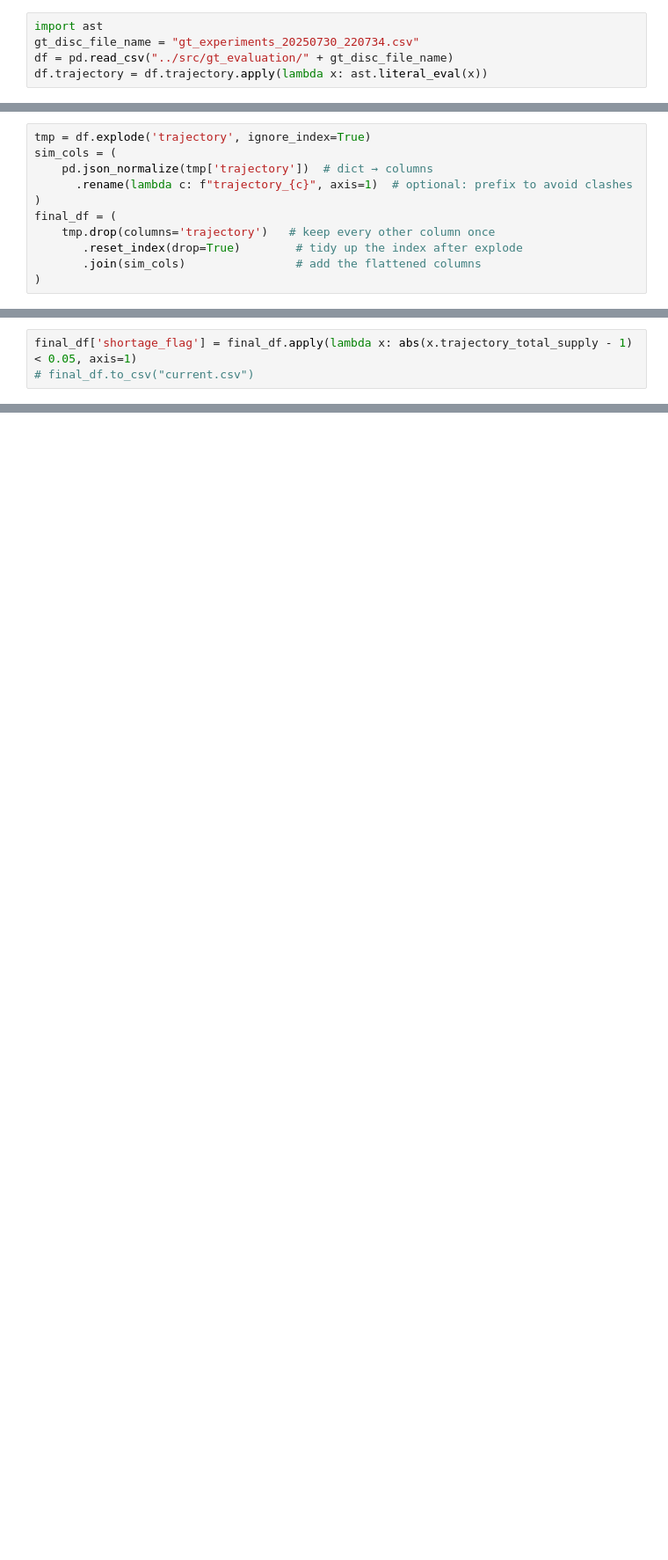
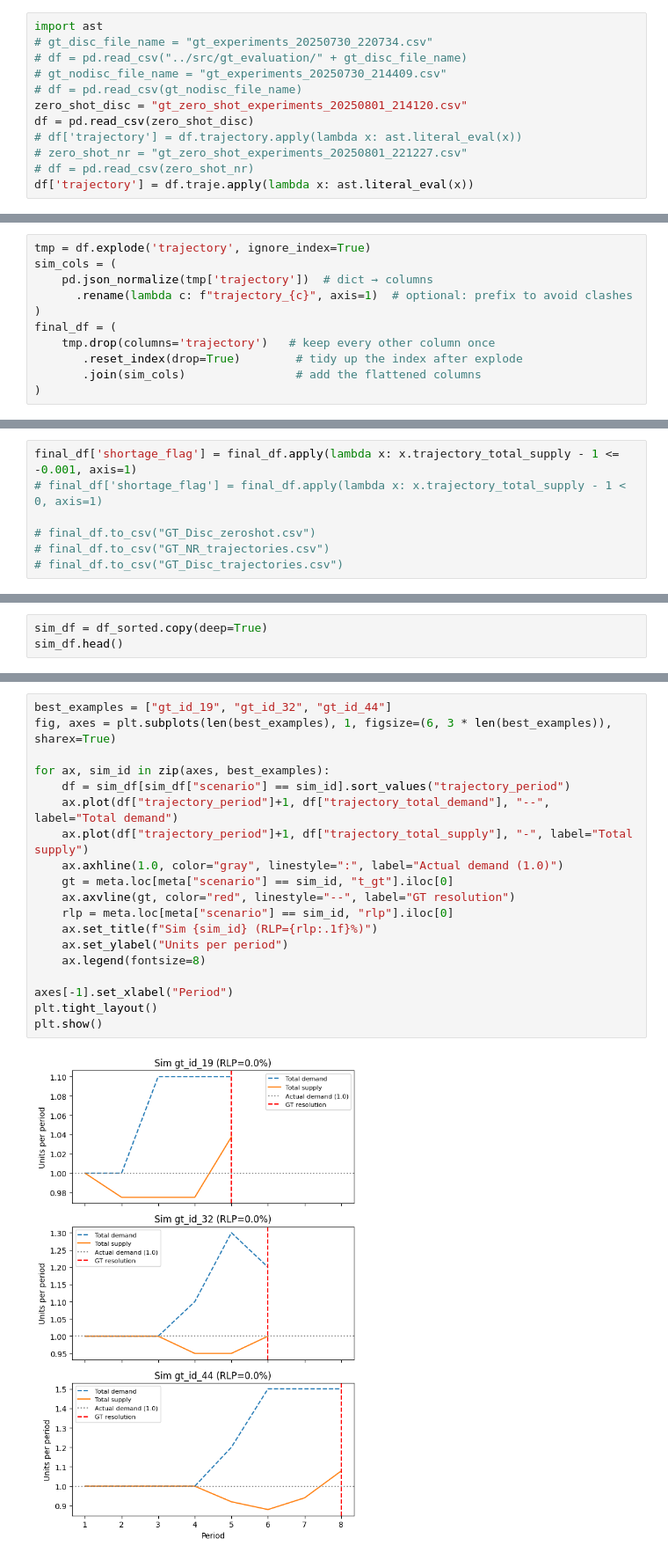
Before and after one commit to Lemutisme/Sortage_Management, a Jupyter notebook: data/data_preprocess.ipynb, the cells around one changed output, grey strips where cells are left out. Shown at 88% size. Drawn from its saved outputs; the diff is of its cells as text; blank space fills up the shorter version.

Commit message:
add evaluations

```diff
--- a/data/data_preprocess.ipynb
+++ b/data/data_preprocess.ipynb
@@ -103,6 +106,13 @@ df.loc[(df.periods < 12) & (df.gt_type == 1)].to_csv("GT_NoDisc.csv", index=Fals
 # Evaluation
 # %%
 import ast
-gt_disc_file_name = "gt_experiments_20250730_220734.csv"
-df = pd.read_csv("../src/gt_evaluation/" + gt_disc_file_name)
-df.trajectory = df.trajectory.apply(lambda x: ast.literal_eval(x))
+# gt_disc_file_name = "gt_experiments_20250730_220734.csv"
+# df = pd.read_csv("../src/gt_evaluation/" + gt_disc_file_name)
+# gt_nodisc_file_name = "gt_experiments_20250730_214409.csv"
+# df = pd.read_csv(gt_nodisc_file_name)
+zero_shot_disc = "gt_zero_shot_experiments_20250801_214120.csv"
+df = pd.read_csv(zero_shot_disc)
+# df['trajectory'] = df.trajectory.apply(lambda x: ast.literal_eval(x))
+# zero_shot_nr = "gt_zero_shot_experiments_20250801_221227.csv"
+# df = pd.read_csv(zero_shot_nr)
+df['trajectory'] = df.traje.apply(lambda x: ast.literal_eval(x))
@@ -140,6 +150,10 @@ Index(['scenario', 'simulation_id', '#simulation', 'gt_type',
 # %%
-final_df['shortage_flag'] = final_df.apply(lambda x: abs(x.trajectory_total_supply - 1) < 0.05, axis=1)
-# final_df.to_csv("current.csv")
+final_df['shortage_flag'] = final_df.apply(lambda x: x.trajectory_total_supply - 1 <= -0.001, axis=1)
+# final_df['shortage_flag'] = final_df.apply(lambda x: x.trajectory_total_supply - 1 < 0, axis=1)
+
+# final_df.to_csv("GT_Disc_zeroshot.csv")
+# final_df.to_csv("GT_NR_trajectories.csv")
+# final_df.to_csv("GT_Disc_trajectories.csv")
 # %%
 cols_to_sort = ['scenario', 'trajectory_period']
 df_sorted = final_df.sort_values(cols_to_sort)
@@ -252,0 +278,3 @@ t_sim
+# %%
+sim_df = df_sorted.copy(deep=True)
+sim_df.head()
@@ -252,0 +305,21 @@ t_sim
+# %%
+best_examples = ["gt_id_19", "gt_id_32", "gt_id_44"]
+fig, axes = plt.subplots(len(best_examples), 1, figsize=(6, 3 * len(best_examples)), sharex=True)
+
+for ax, sim_id in zip(axes, best_examples):
+    df = sim_df[sim_df["scenario"] == sim_id].sort_values("trajectory_period")
+    ax.plot(df["trajectory_period"]+1, df["trajectory_total_demand"], "--", label="Total demand")
+    ax.plot(df["trajectory_period"]+1, df["trajectory_total_supply"], "-", label="Total supply")
+    ax.axhline(1.0, color="gray", linestyle=":", label="Actual demand (1.0)")
+    gt = meta.loc[meta["scenario"] == sim_id, "t_gt"].iloc[0]
+    ax.axvline(gt, color="red", linestyle="--", label="GT resolution")
+    rlp = meta.loc[meta["scenario"] == sim_id, "rlp"].iloc[0]
+    ax.set_title(f"Sim {sim_id} (RLP={rlp:.1f}%)")
+    ax.set_ylabel("Units per period")
+    ax.legend(fontsize=8)
+
+axes[-1].set_xlabel("Period")
+plt.tight_layout()
+plt.show()
+# %% [output]
+[figure, added]
```
Also changed, not shown: parts of 29 cells of this notebook, 14 other files.
